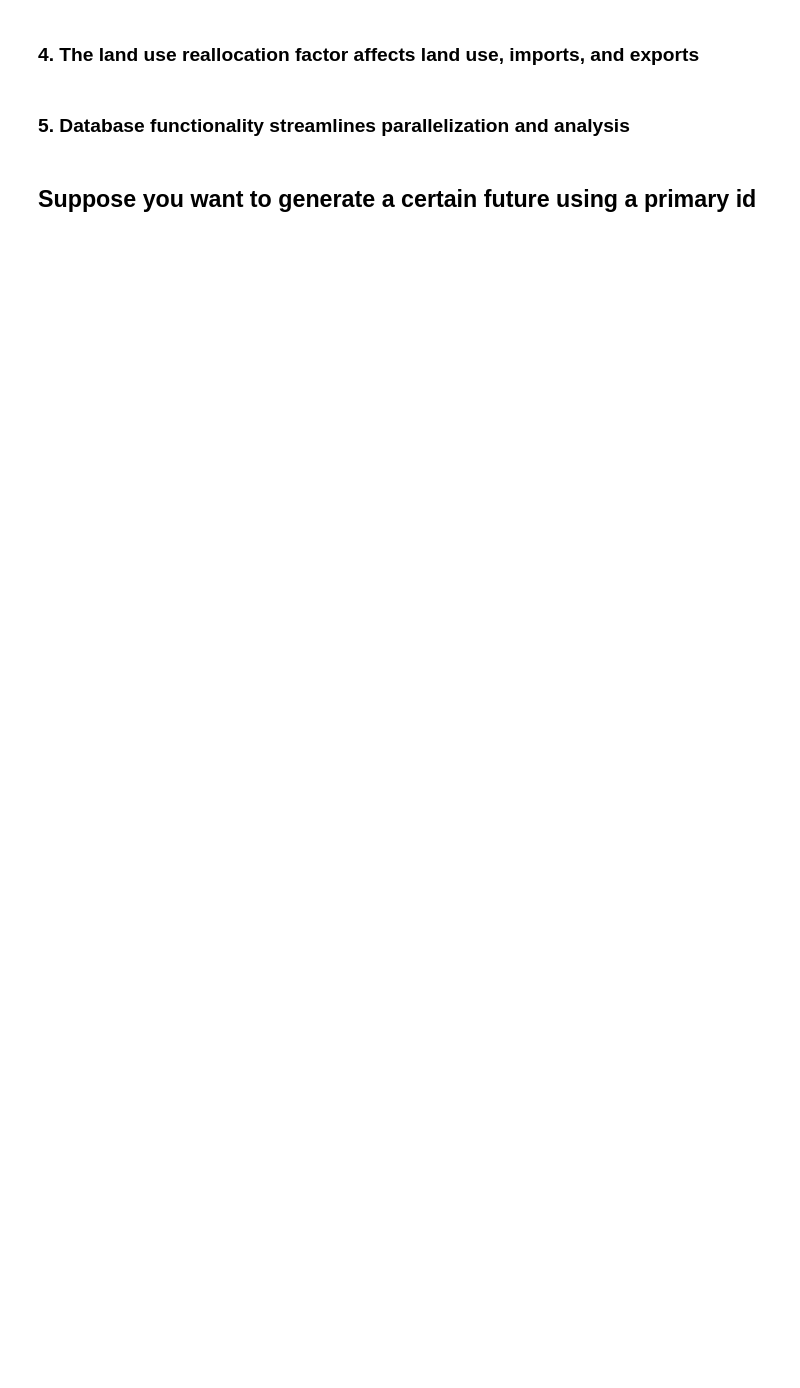
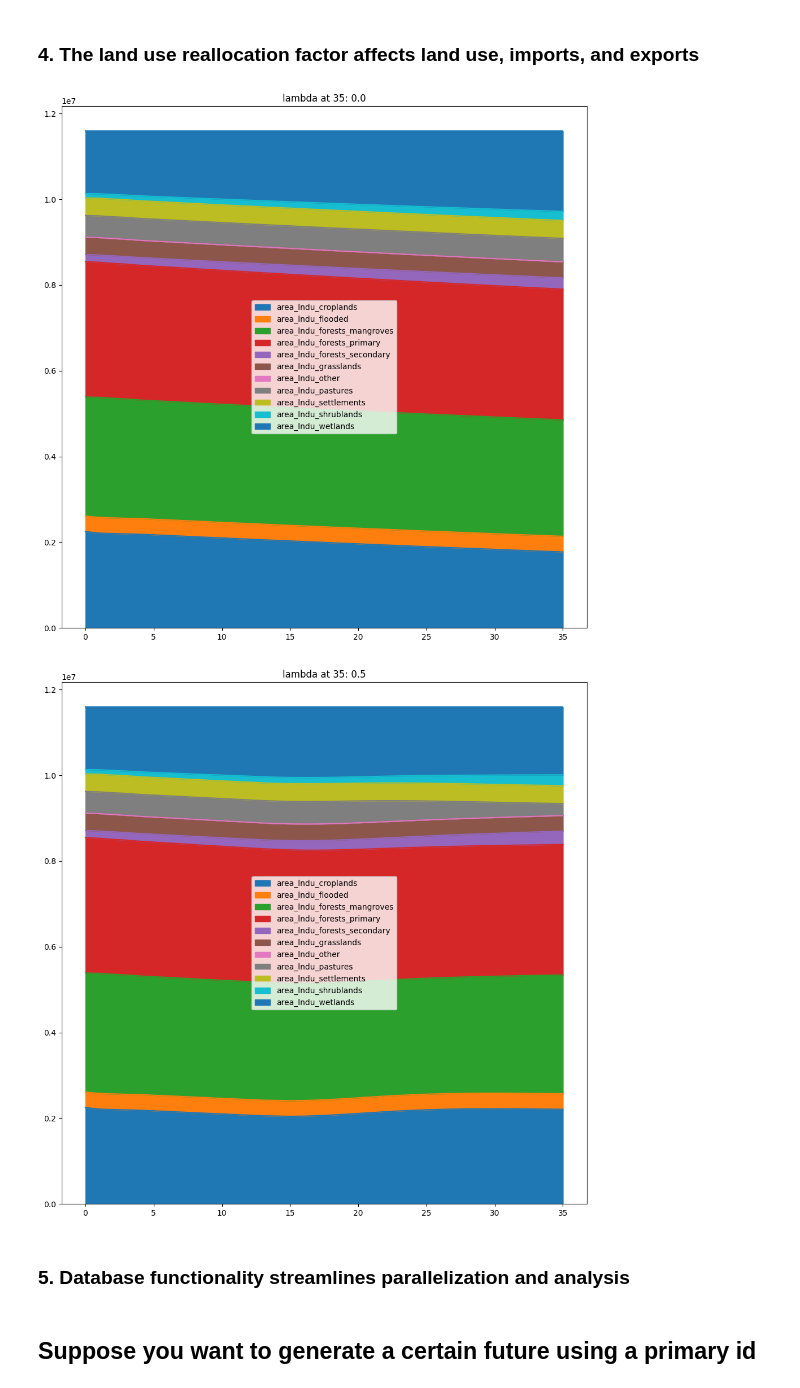
Before and after one commit to dpmendez/sisepuede_tutorials, a Jupyter notebook: sisepuede_tutorial_4-sisepuede_object.ipynb, the cells around one changed output. Drawn from its saved outputs; the diff is of its cells as text; code cells hidden in the pictures; blank space fills up the shorter version.

```diff
--- a/sisepuede_tutorial_4-sisepuede_object.ipynb
+++ b/sisepuede_tutorial_4-sisepuede_object.ipynb
@@ -334,19 +633,25 @@ ax.legend()
 # %% [markdown]
 ###  4. The land use reallocation factor affects land use, imports, and exports
 # %%
+primary_keys = primary_keys_out.get(_REGION_NAME)  # extract the list first
+
 for ind in [0, 4]:
-    i = primary_keys_out[ind]
+    i = primary_keys[ind]
     fig, ax = plt.subplots(figsize = (12, 12))
 
     df_cur = df_out[df_out["primary_id"] == i]
     df_cur = sisepuede.model_attributes.extract_model_variable(df_cur, "Land Use Area", return_type = "data_frame")
 
-    val = sisepuede.generate_scenario_database_from_primary_key(i)["DEMO"]["lndu_reallocation_factor"].iloc[-1]
+    # val = sisepuede.generate_scenario_database_from_primary_key(i)["DEMO"]["lndu_reallocation_factor"].iloc[-1]
+    val = sisepuede.generate_scenario_database_from_primary_key(i)[_REGION_NAME]["lndu_reallocation_factor"].iloc[-1]
 
     df_cur.plot.area(ax = ax)
     ax.set_title(f"lambda at 35: {val}")
 
     plt.show()
+# %% [output]
+[figure, added]
+[figure, added]
 # %% [markdown]
 ###  5. Database functionality streamlines parallelization and analysis
 # %% [markdown]
```
Also changed, not shown: parts of 28 cells of this notebook.
